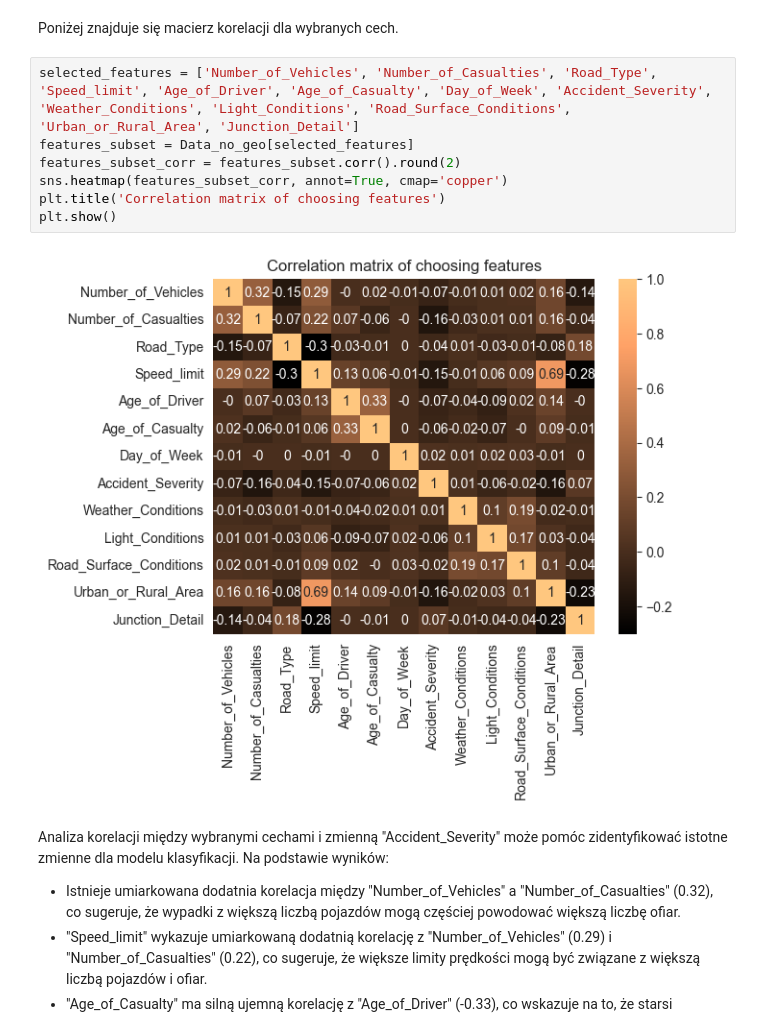
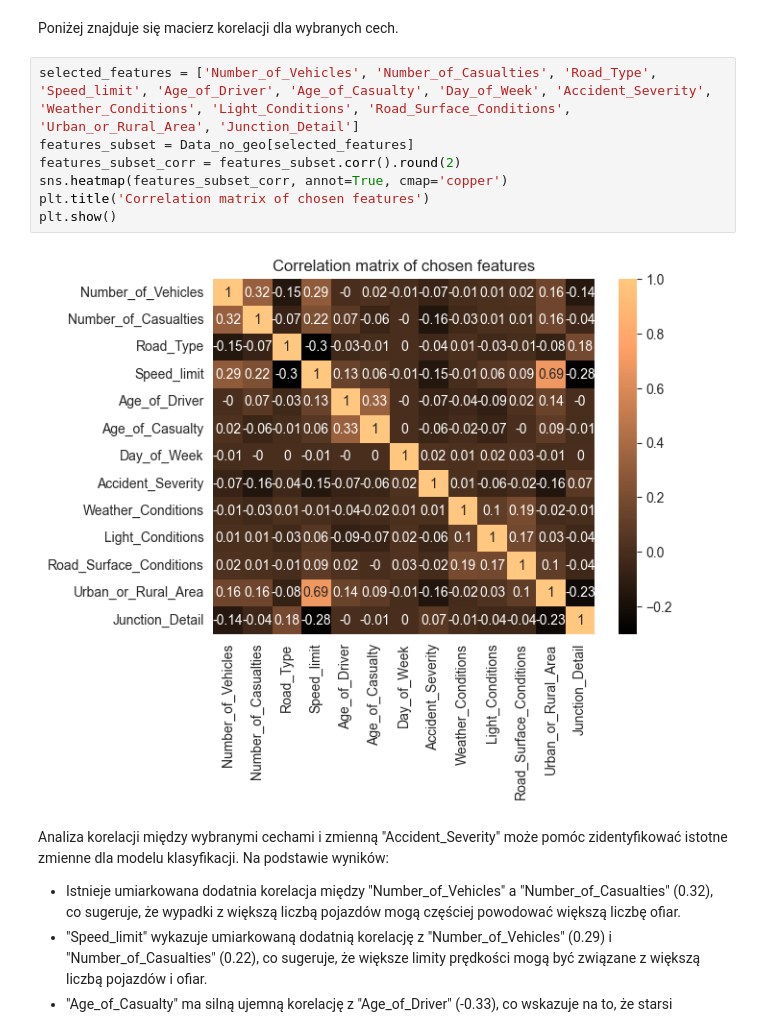
Before and after one commit to 3ldad/MOW2_Proj1, a Jupyter notebook: Analizy.ipynb, the cells around one changed output. Cells and saved outputs as stored; diff of their text form.

```diff
--- a/Analizy.ipynb
+++ b/Analizy.ipynb
@@ -616,12 +624,12 @@ Poniżej znajduje się macierz korelacji dla wybranych cech.
 # %%
 selected_features = ['Number_of_Vehicles', 'Number_of_Casualties', 'Road_Type', 'Speed_limit', 'Age_of_Driver', 'Age_of_Casualty', 'Day_of_Week', 'Accident_Severity', 'Weather_Conditions', 'Light_Conditions', 'Road_Surface_Conditions', 'Urban_or_Rural_Area', 'Junction_Detail']
 features_subset = Data_no_geo[selected_features]
 features_subset_corr = features_subset.corr().round(2)
 sns.heatmap(features_subset_corr, annot=True, cmap='copper')
-plt.title('Correlation matrix of choosing features')
+plt.title('Correlation matrix of chosen features')
 plt.show()
 # %% [output]
-[figure, old version]
+[figure, new version]
 # %% [markdown]
 Analiza korelacji między wybranymi cechami i zmienną "Accident_Severity" może pomóc zidentyfikować istotne zmienne dla modelu klasyfikacji. Na podstawie wyników:
 * Istnieje umiarkowana dodatnia korelacja między "Number_of_Vehicles" a "Number_of_Casualties" (0.32), co sugeruje, że wypadki z większą liczbą pojazdów mogą częściej powodować większą liczbę ofiar.
```
Also changed, not shown: parts of 17 cells of this notebook.
